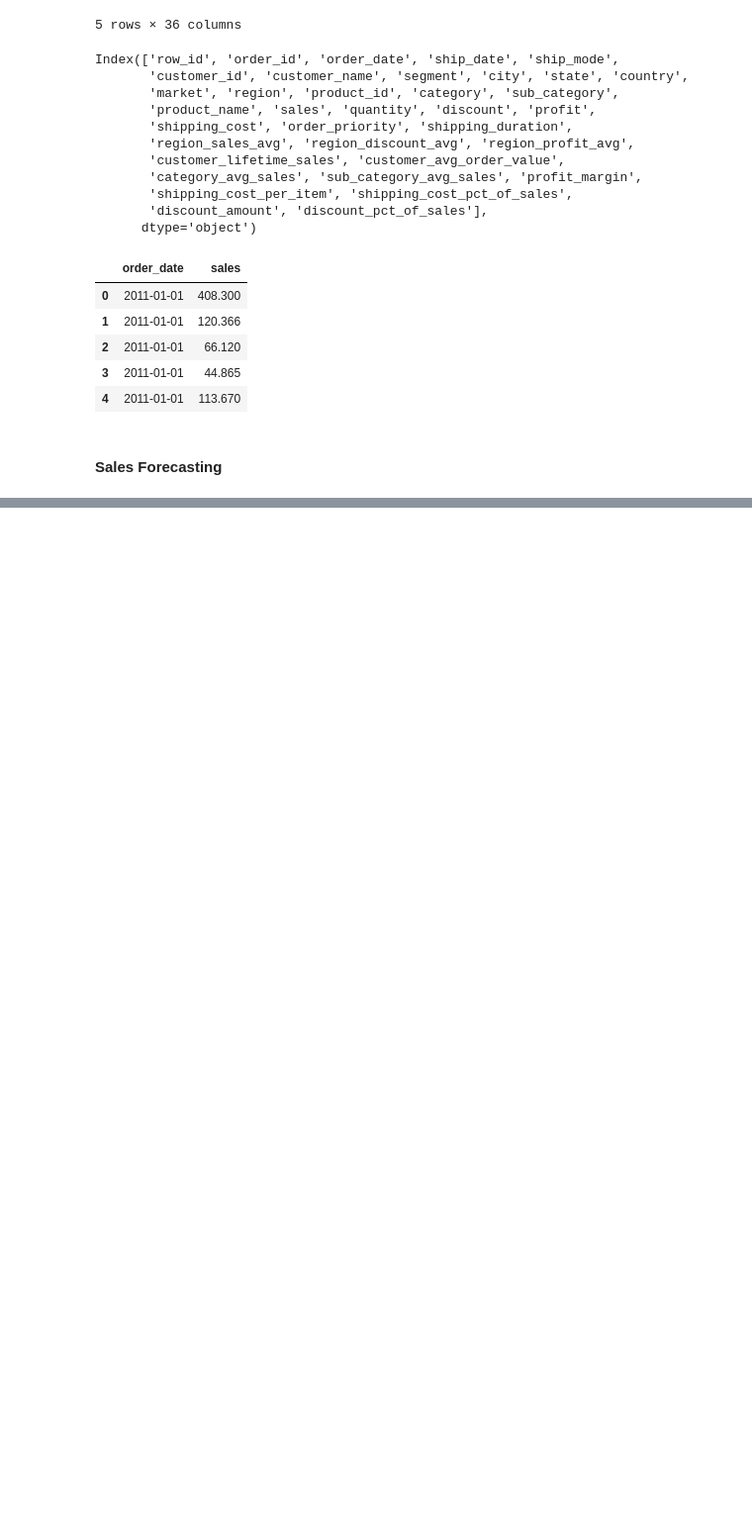
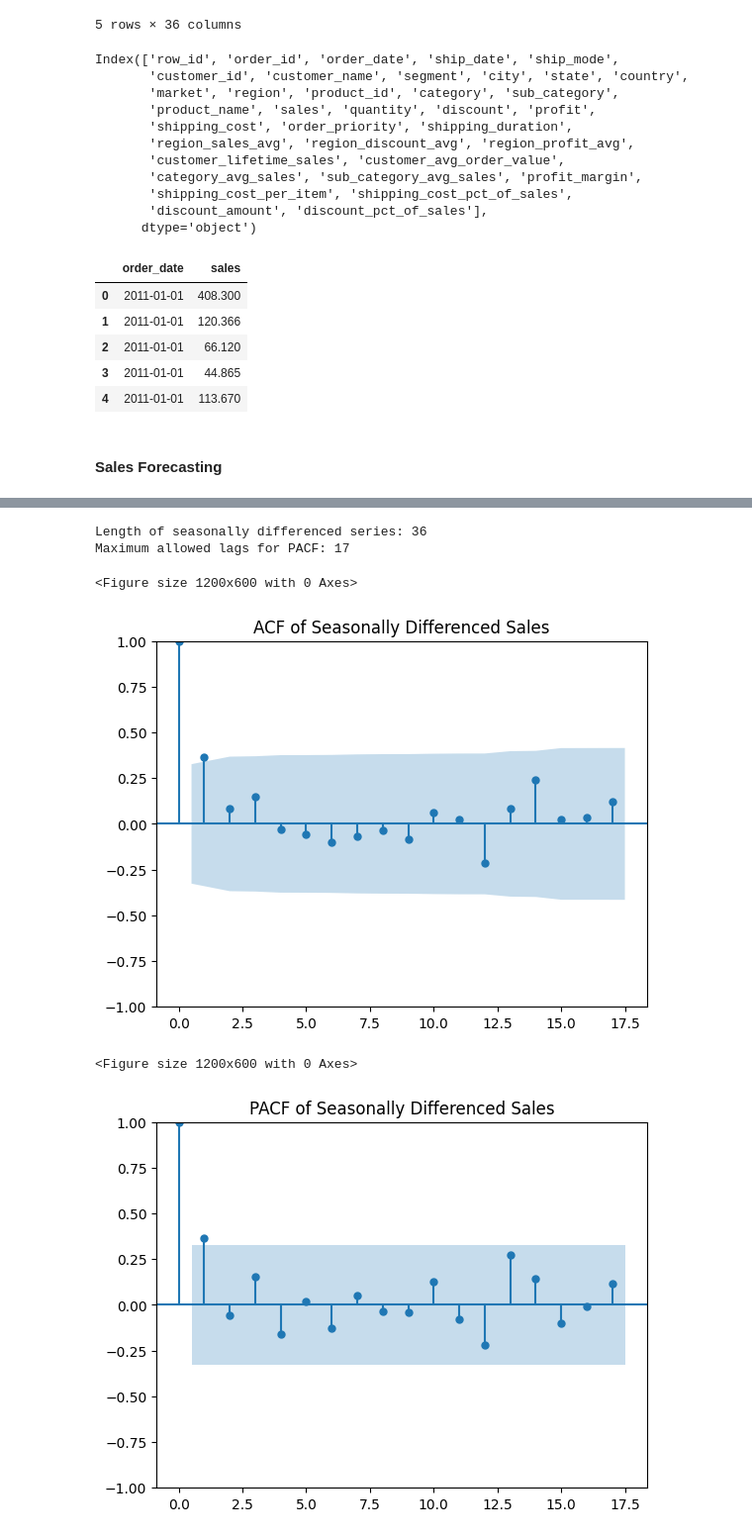
Before and after one commit to Akashraiden/Sales-Forecast-and-Prediction, a Jupyter notebook: EDA and Feature_Engineering.ipynb, the cells around one changed output, grey strips where cells are left out. Shown at 99% size. Saved outputs shown, nothing was run; the diff lists cells and outputs as text; code cells hidden in the pictures; blank space fills up the shorter version.

```diff
--- a/EDA and Feature_Engineering.ipynb
+++ b/EDA and Feature_Engineering.ipynb
@@ -828,0 +914,21 @@ R-squared (R²): 0.898138024080929
+# %%
+
+print(f"Length of seasonally differenced series: {len(df_monthly_diff)}")
+
+max_lags = len(df_monthly_diff) // 2 - 1
+print(f"Maximum allowed lags for PACF: {max_lags}")
+
+plt.figure(figsize=(12, 6))
+plot_acf(df_monthly_diff, lags=max_lags, title='ACF of Seasonally Differenced Sales')
+plt.show()
+
+plt.figure(figsize=(12, 6))
+plot_pacf(df_monthly_diff, lags=max_lags, title='PACF of Seasonally Differenced Sales')
+plt.show()
+# %% [output]
+Length of seasonally differenced series: 36
+Maximum allowed lags for PACF: 17
+<Figure size 1200x600 with 0 Axes>
+[figure, added]
+<Figure size 1200x600 with 0 Axes>
+[figure, added]
```
Also changed, not shown: parts of 16 cells of this notebook.
